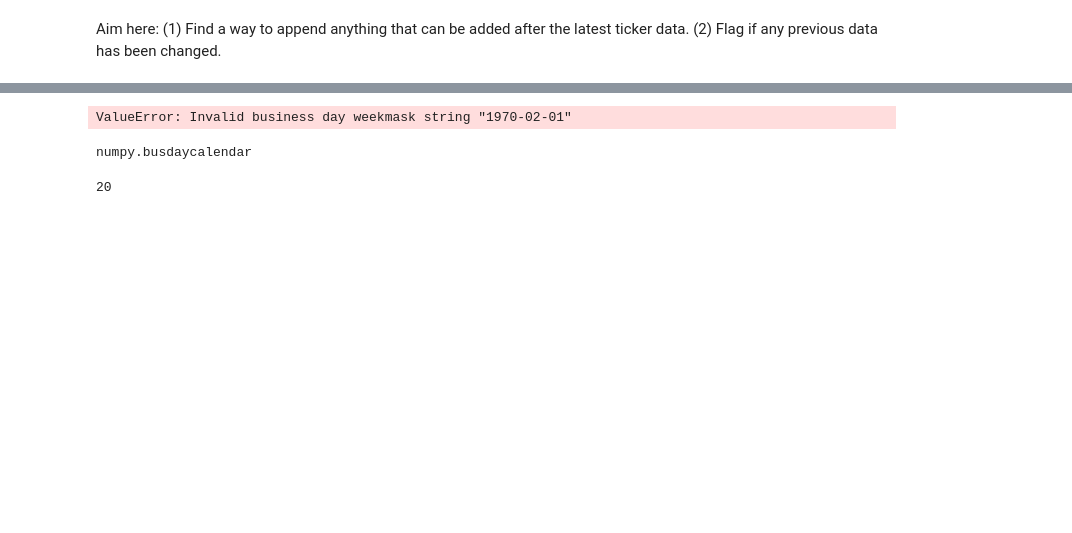
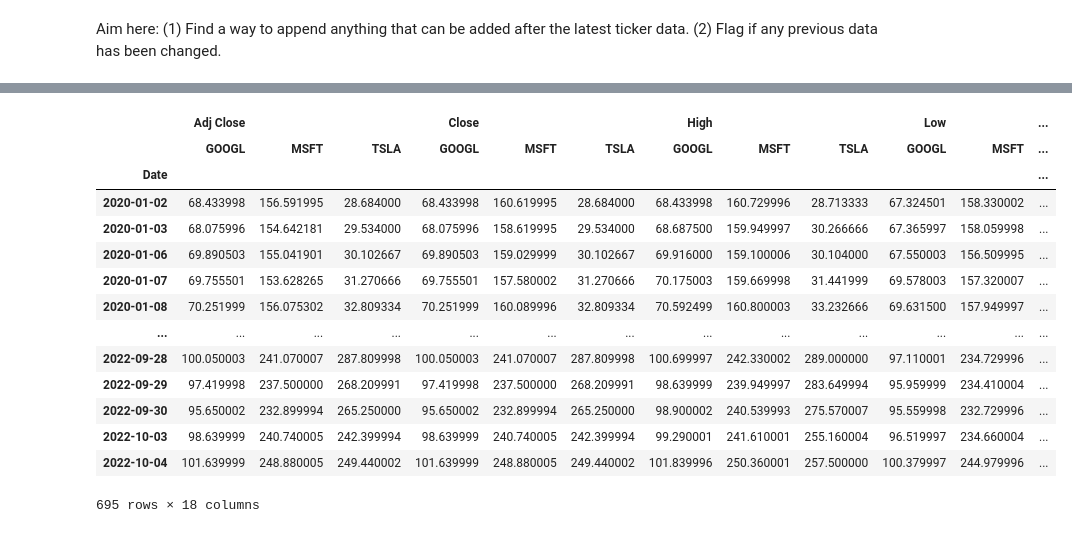
Before and after one commit to WiGram/InvestDB, a Jupyter notebook: stock_analysis.ipynb, the cells around one changed output, grey strips where cells are left out. Cells and saved outputs as stored; diff of their text form; code cells hidden in the pictures; blank space fills up the shorter version.

```diff
--- a/stock_analysis.ipynb
+++ b/stock_analysis.ipynb
@@ -103,12 +109,20 @@ import datetime as dt
-# %%
-np.busdaycalendar('1970-02-01', '1970-02-28')
-# %% [output]
-ValueError: Invalid business day weekmask string "1970-02-01"
-# %%
-np.busdaycalendar()
-# %% [output]
-numpy.busdaycalendar
-# %%
-np.busday_count('1970-02-01', '1970-02-28')
-# %% [output]
-20
+# %%
+sd_c = SD.StockData(stock_data)
+# %%
+sd_c.
+# %% [output]
+|  | Adj Close |  |  | Close |  |  | High |  |  | Low |  | ... |
+|  | GOOGL | MSFT | TSLA | GOOGL | MSFT | TSLA | GOOGL | MSFT | TSLA | GOOGL | MSFT | ... |
+| Date |  |  |  |  |  |  |  |  |  |  |  | ... |
+| 2020-01-02 | 68.433998 | 156.591995 | 28.684000 | 68.433998 | 160.619995 | 28.684000 | 68.433998 | 160.729996 | 28.713333 | 67.324501 | 158.330002 | ... |
+| 2020-01-03 | 68.075996 | 154.642181 | 29.534000 | 68.075996 | 158.619995 | 29.534000 | 68.687500 | 159.949997 | 30.266666 | 67.365997 | 158.059998 | ... |
+| 2020-01-06 | 69.890503 | 155.041901 | 30.102667 | 69.890503 | 159.029999 | 30.102667 | 69.916000 | 159.100006 | 30.104000 | 67.550003 | 156.509995 | ... |
+| 2020-01-07 | 69.755501 | 153.628265 | 31.270666 | 69.755501 | 157.580002 | 31.270666 | 70.175003 | 159.669998 | 31.441999 | 69.578003 | 157.320007 | ... |
+| 2020-01-08 | 70.251999 | 156.075302 | 32.809334 | 70.251999 | 160.089996 | 32.809334 | 70.592499 | 160.800003 | 33.232666 | 69.631500 | 157.949997 | ... |
+| ... | ... | ... | ... | ... | ... | ... | ... | ... | ... | ... | ... | ... |
+| 2022-09-28 | 100.050003 | 241.070007 | 287.809998 | 100.050003 | 241.070007 | 287.809998 | 100.699997 | 242.330002 | 289.000000 | 97.110001 | 234.729996 | ... |
+| 2022-09-29 | 97.419998 | 237.500000 | 268.209991 | 97.419998 | 237.500000 | 268.209991 | 98.639999 | 239.949997 | 283.649994 | 95.959999 | 234.410004 | ... |
+| 2022-09-30 | 95.650002 | 232.899994 | 265.250000 | 95.650002 | 232.899994 | 265.250000 | 98.900002 | 240.539993 | 275.570007 | 95.559998 | 232.729996 | ... |
+| 2022-10-03 | 98.639999 | 240.740005 | 242.399994 | 98.639999 | 240.740005 | 242.399994 | 99.290001 | 241.610001 | 255.160004 | 96.519997 | 234.660004 | ... |
+| 2022-10-04 | 101.639999 | 248.880005 | 249.440002 | 101.639999 | 248.880005 | 249.440002 | 101.839996 | 250.360001 | 257.500000 | 100.379997 | 244.979996 | ... |
+695 rows × 18 columns
```
Also changed, not shown: parts of 13 cells of this notebook, 2 other files.
